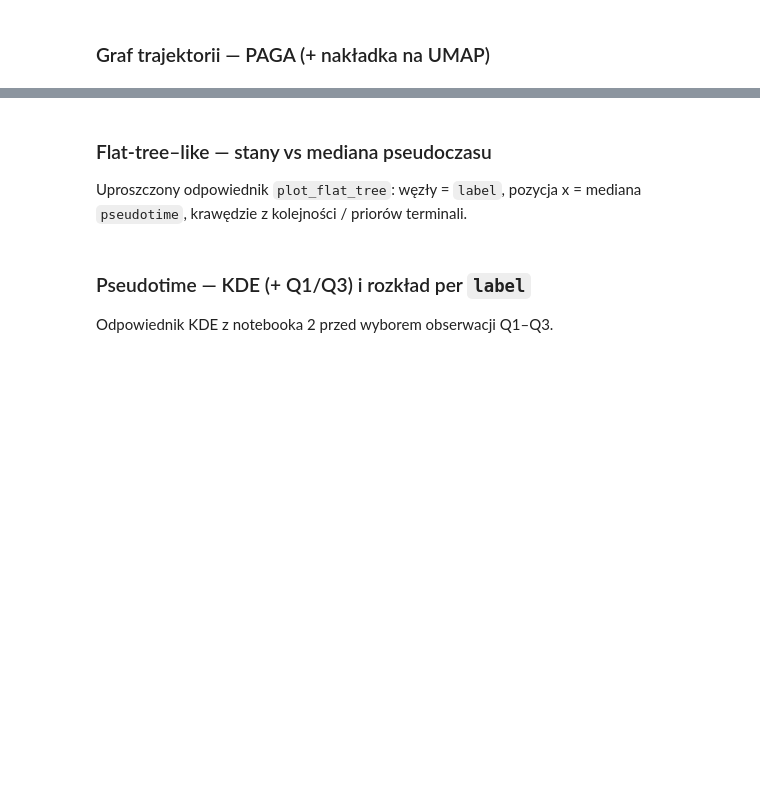
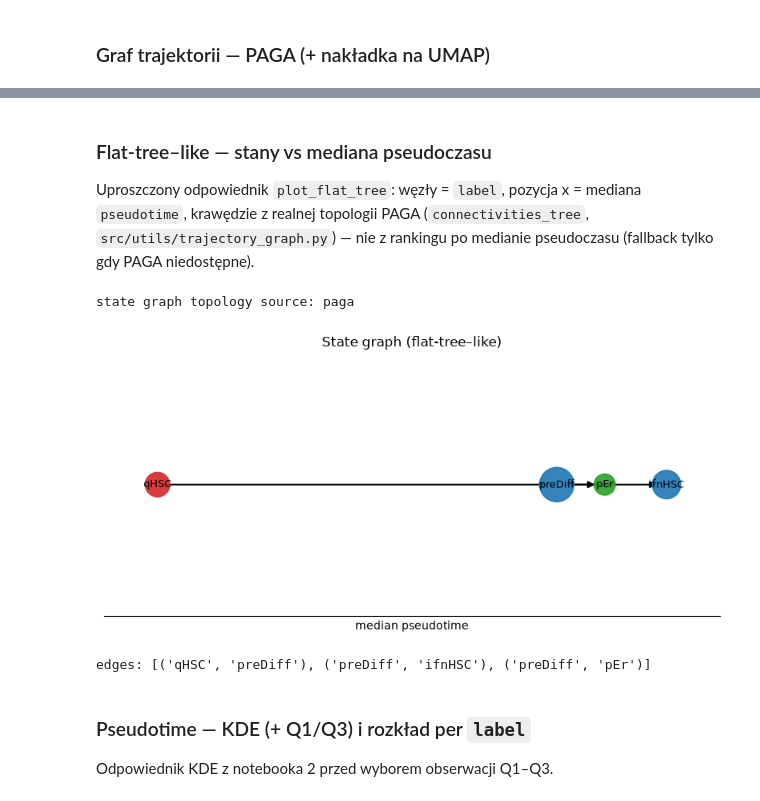
Before and after one commit to jktmal/scBoolNet, a Jupyter notebook: 4. Trajectory Inference.ipynb, the cells around one changed output, grey strips where cells are left out. Drawn from its saved outputs; the diff is of its cells as text; code cells hidden in the pictures; blank space fills up the shorter version.

Commit message:
fixed streamlike plot and helper functions

```diff
--- a/4. Trajectory Inference.ipynb
+++ b/4. Trajectory Inference.ipynb
@@ -342,9 +406,13 @@ print("saved under", FIGURES_DIR)
 # %% [markdown]
 ### Flat-tree–like — stany vs mediana pseudoczasu
 
-Uproszczony odpowiednik `plot_flat_tree`: węzły = `label`, pozycja x = mediana `pseudotime`, krawędzie z kolejności / priorów terminali.
+Uproszczony odpowiednik `plot_flat_tree`: węzły = `label`, pozycja x = mediana `pseudotime`,
+krawędzie z realnej topologii PAGA (`connectivities_tree`, `src/utils/trajectory_graph.py`)
+— nie z rankingu po medianie pseudoczasu (fallback tylko gdy PAGA niedostępne).
 # %%
 import networkx as nx
+
+from src.utils.trajectory_graph import derive_trajectory_graph
 
 pt_key = "pseudotime"
 med = (
@@ -359,44 +427,51 @@ terminals = set(map(str, adata.uns.get("terminal_states", [])))
 root = str(adata.uns.get("root_state"))
 states = [str(s) for s in med.index]
 
-# chain non-terminals by median pt; connect last hub to each terminal present
-non_term = [s for s in states if s not in terminals]
-term = [s for s in states if s in terminals]
-edges = list(zip(non_term[:-1], non_term[1:])) if len(non_term) >= 2 else []
-hub = non_term[-1] if non_term else root
-for t in term:
-    edges.append((hub, t))
+# real topology: PAGA connectivity tree (fallback: median-pt chain if no PAGA)
+tree, root, edge_source = derive_trajectory_graph(
+    adata,
+    root=root,
+    state_key="label",
+    pt_key=pt_key,
+    terminal_states=adata.uns.get("terminal_states"),
+)
+edges = list(tree.edges())
+print(f"state graph topology source: {edge_source}")
 
 G = nx.DiGraph()
 G.add_nodes_from(states)
 G.add_edges_from(edges)
 
-pos = {s: (float(med[s]), 0.0) for s in non_term}
+pos = {s: (float(med[s]), 0.0) for s in states if s not in terminals}
+term = [s for s in states if s in terminals]
 if term:
     ys = np.linspace(-1, 1, num=len(term)) if len(term) > 1 else [0.0]
     for t, y in zip(term, ys):
         pos[t] = (float(med[t]), float(y))
 
 fig, ax = plt.subplots(figsize=(8, 4))
 nx.draw_networkx_edges(G, pos, ax=ax, arrows=True, arrowstyle="-|>", arrowsize=12, width=1.5)
 node_colors = ["#d62728" if s == root else ("#2ca02c" if s in terminals else "#1f77b4") for s in G.nodes]
 sizes = [200 + 8 * int(counts.get(s, 0) ** 0.5) for s in G.nodes]
 nx.draw_networkx_nodes(G, pos, ax=ax, node_color=node_colors, node_size=sizes, alpha=0.9)
 nx.draw_networkx_labels(G, pos, ax=ax, font_size=9)
 ax.set_xlabel(f"median {pt_key}")
 ax.set_yticks([])
 ax.set_title("State graph (flat-tree–like)")
 ax.spines["top"].set_visible(False)
 ax.spines["right"].set_visible(False)
 ax.spines["left"].set_visible(False)
 fig.tight_layout()
 fig.savefig(FIGURES_DIR / "state_graph_flat_tree_like.png", dpi=150, bbox_inches="tight")
 plt.show()
 
-# store provisional edges for later BoNesis if not set yet
-if "trajectory_edges" not in adata.uns:
-    adata.uns["trajectory_edges"] = [list(e) for e in edges]
+# authoritative trajectory topology for downstream plots (plot_streamlike) and BoNesis export
+adata.uns["trajectory_edges"] = [list(e) for e in edges]
 print("edges:", edges)
+# %% [output]
+state graph topology source: paga
+[figure, added]
+edges: [('qHSC', 'preDiff'), ('preDiff', 'ifnHSC'), ('preDiff', 'pEr')]
 # %% [markdown]
 ### Pseudotime — KDE (+ Q1/Q3) i rozkład per `label`
 
```
Also changed, not shown: parts of 18 cells of this notebook.
